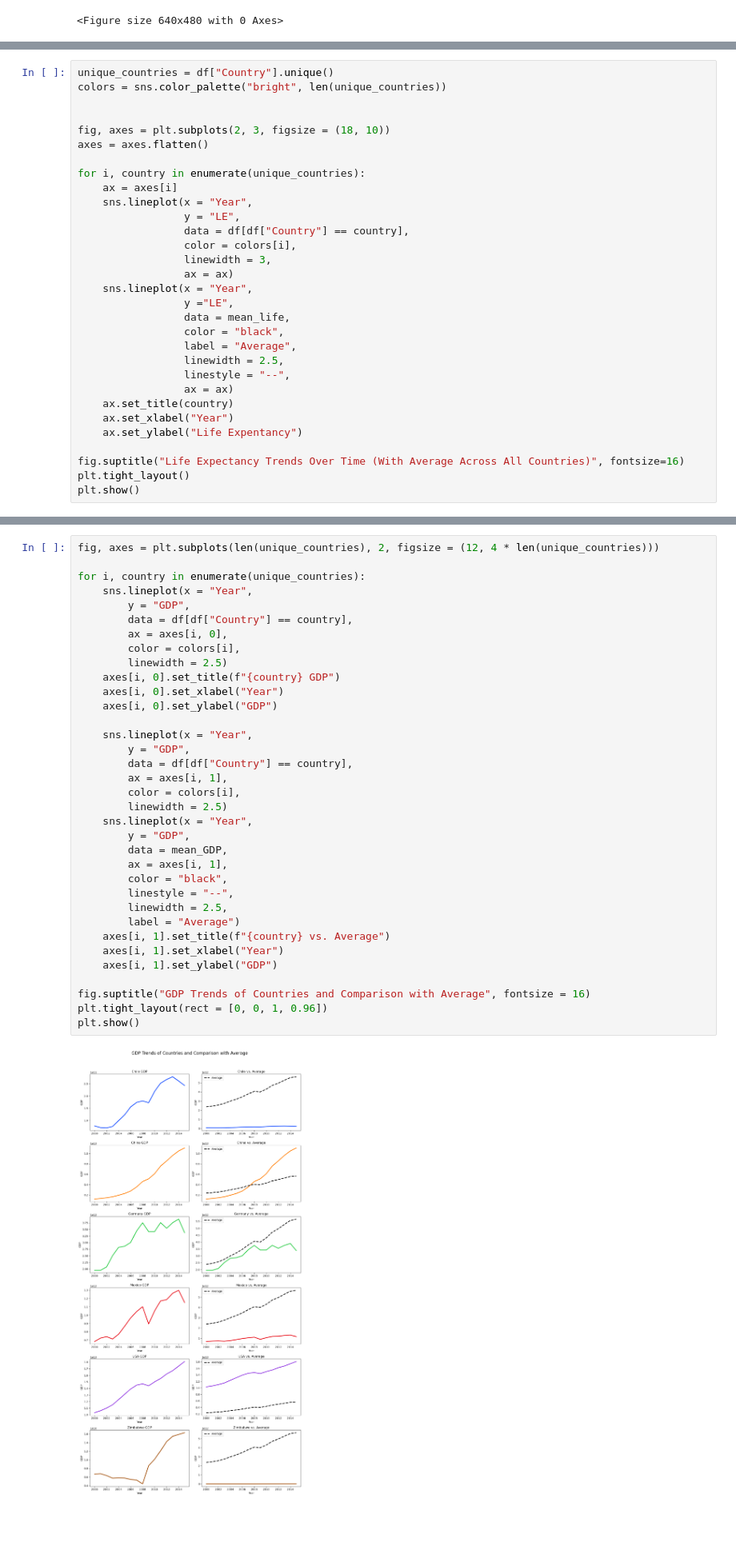
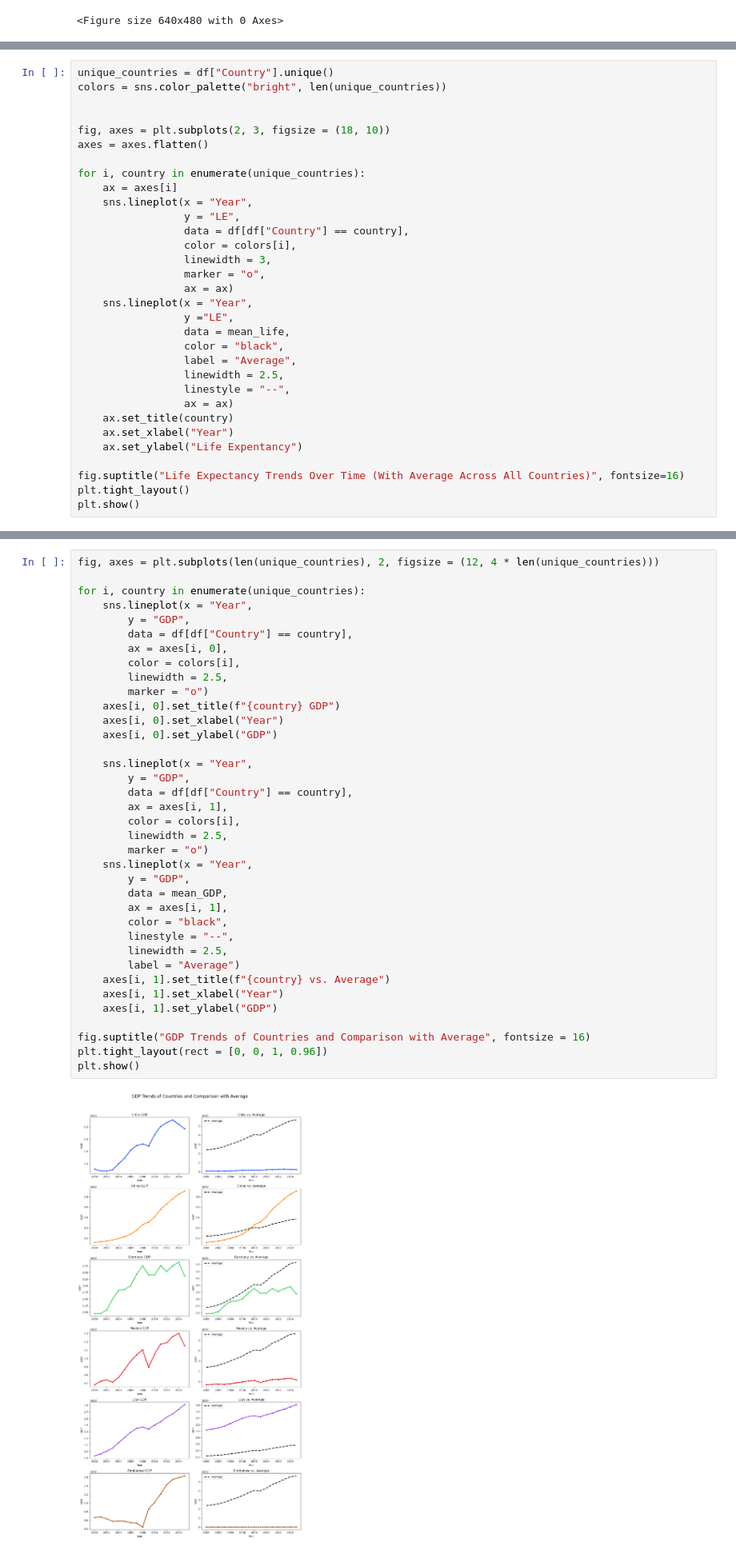
Before and after one commit to turhan9/Life-expectancy-GDP-project, a Jupyter notebook: life_expectancy_gdp.ipynb, the cells around one changed output, grey strips where cells are left out. Shown at 80% size. Drawn from its saved outputs; the diff is of its cells as text; blank space fills up the shorter version.

```diff
--- a/life_expectancy_gdp.ipynb
+++ b/life_expectancy_gdp.ipynb
@@ -233,6 +233,7 @@ for i, country in enumerate(unique_countries):
                  data = df[df["Country"] == country],
                  color = colors[i],
                  linewidth = 3,
+                 marker = "o",
                  ax = ax)
     sns.lineplot(x = "Year",
                  y ="LE",
@@ -273,36 +274,38 @@ for i, country in enumerate(unique_countries):
     sns.lineplot(x = "Year",
         y = "GDP",
         data = df[df["Country"] == country],
         ax = axes[i, 0],
         color = colors[i],
-        linewidth = 2.5)
+        linewidth = 2.5,
+        marker = "o")
     axes[i, 0].set_title(f"{country} GDP")
     axes[i, 0].set_xlabel("Year")
     axes[i, 0].set_ylabel("GDP")
 
     sns.lineplot(x = "Year",
         y = "GDP",
         data = df[df["Country"] == country],
         ax = axes[i, 1],
         color = colors[i],
-        linewidth = 2.5)
+        linewidth = 2.5,
+        marker = "o")
     sns.lineplot(x = "Year",
         y = "GDP",
         data = mean_GDP,
         ax = axes[i, 1],
         color = "black",
         linestyle = "--",
         linewidth = 2.5,
         label = "Average")
     axes[i, 1].set_title(f"{country} vs. Average")
     axes[i, 1].set_xlabel("Year")
     axes[i, 1].set_ylabel("GDP")
 
 fig.suptitle("GDP Trends of Countries and Comparison with Average", fontsize = 16)
 plt.tight_layout(rect = [0, 0, 1, 0.96])
 plt.show()
 # %% [output]
-[figure, old version]
+[figure, new version]
 # %% [markdown]
 Relationship Between GDP and Life Expectancy by Country
 This series of scatter plots displays the relationship between GDP and Life Expectancy for each country in the dataset.
```
Also changed, not shown: parts of 2 cells of this notebook.
